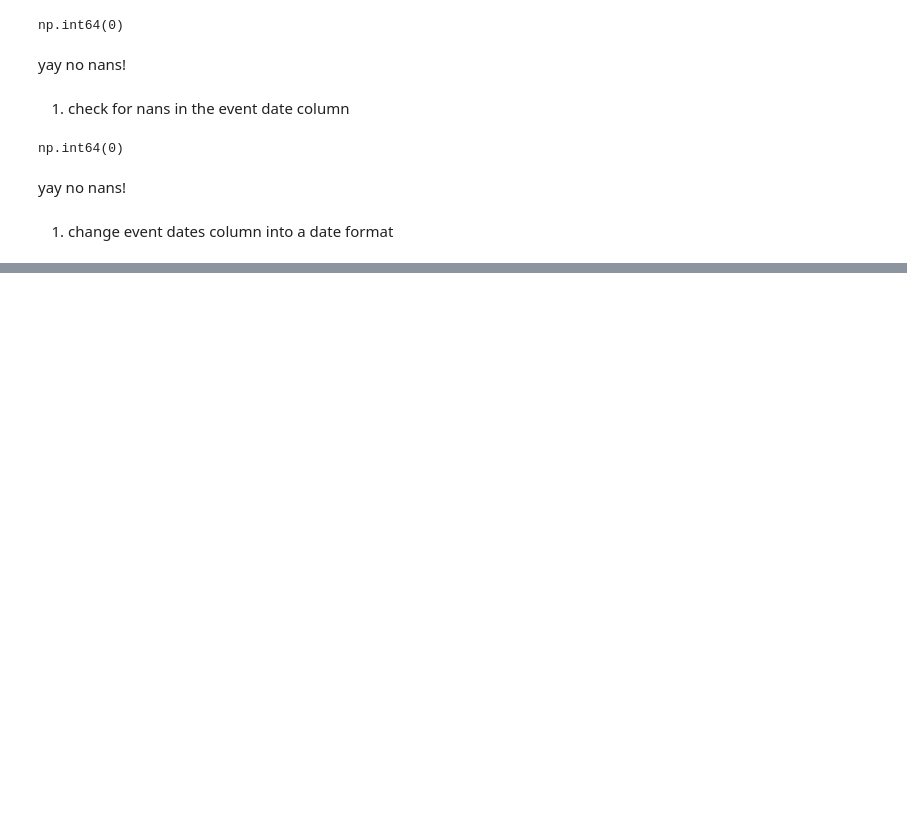
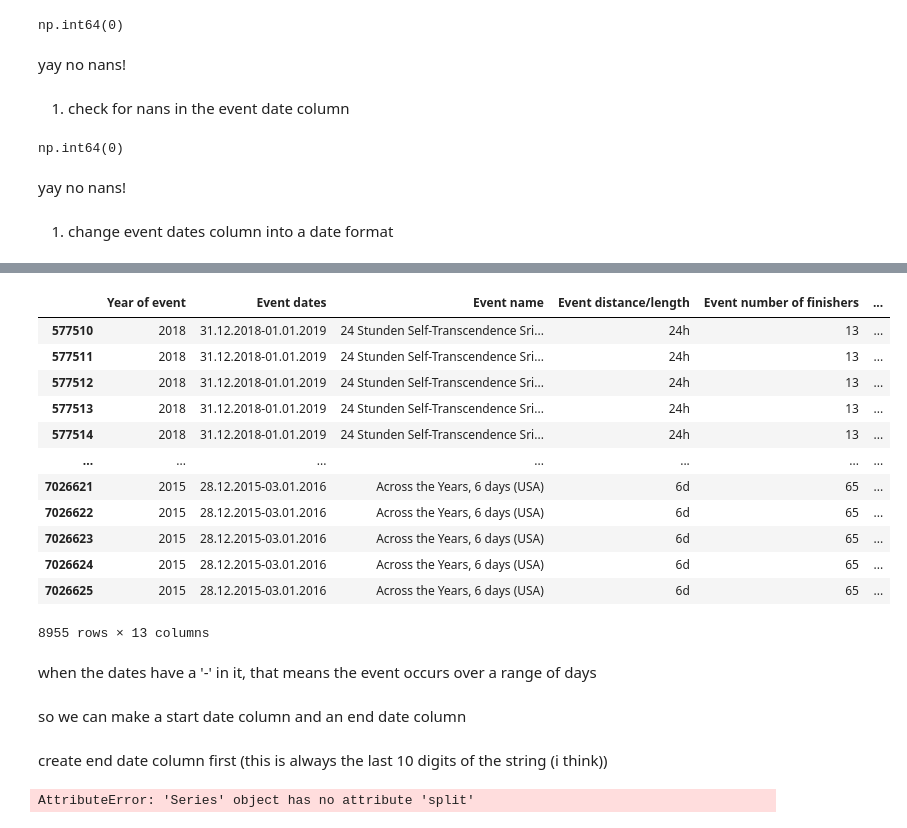
Before and after one commit to kendall-lucas25/women_endurance, a Jupyter notebook: DTSC_220_Final.ipynb, the cells around one changed output, grey strips where cells are left out. Saved outputs shown, nothing was run; the diff lists cells and outputs as text; code cells hidden in the pictures; blank space fills up the shorter version.

```diff
--- a/DTSC_220_Final.ipynb
+++ b/DTSC_220_Final.ipynb
@@ -256,0 +270,26 @@ dtype: object
+# %%
+wrong_dates_df.loc[(wrong_dates_df['Event dates'].str.len() > 17)]
+# %% [output]
+|  | Year of event | Event dates | Event name | Event distance/length | Event number of finishers | ... |
+| 577510 | 2018 | 31.12.2018-01.01.2019 | 24 Stunden Self-Transcendence Sri... | 24h | 13 | ... |
+| 577511 | 2018 | 31.12.2018-01.01.2019 | 24 Stunden Self-Transcendence Sri... | 24h | 13 | ... |
+| 577512 | 2018 | 31.12.2018-01.01.2019 | 24 Stunden Self-Transcendence Sri... | 24h | 13 | ... |
+| 577513 | 2018 | 31.12.2018-01.01.2019 | 24 Stunden Self-Transcendence Sri... | 24h | 13 | ... |
+| 577514 | 2018 | 31.12.2018-01.01.2019 | 24 Stunden Self-Transcendence Sri... | 24h | 13 | ... |
+| ... | ... | ... | ... | ... | ... | ... |
+| 7026621 | 2015 | 28.12.2015-03.01.2016 | Across the Years, 6 days (USA) | 6d | 65 | ... |
+| 7026622 | 2015 | 28.12.2015-03.01.2016 | Across the Years, 6 days (USA) | 6d | 65 | ... |
+| 7026623 | 2015 | 28.12.2015-03.01.2016 | Across the Years, 6 days (USA) | 6d | 65 | ... |
+| 7026624 | 2015 | 28.12.2015-03.01.2016 | Across the Years, 6 days (USA) | 6d | 65 | ... |
+| 7026625 | 2015 | 28.12.2015-03.01.2016 | Across the Years, 6 days (USA) | 6d | 65 | ... |
+8955 rows × 13 columns
+# %% [markdown]
+when the dates have a '-' in it, that means the event occurs over a range of days
+# %% [markdown]
+so we can make a start date column and an end date column
+# %% [markdown]
+create end date column first (this is always the last 10 digits of the string (i think))
+# %%
+df['Event dates'].astype(str).split('-')
+# %% [output]
+AttributeError: 'Series' object has no attribute 'split'
```
Also changed, not shown: parts of 6 cells of this notebook.
